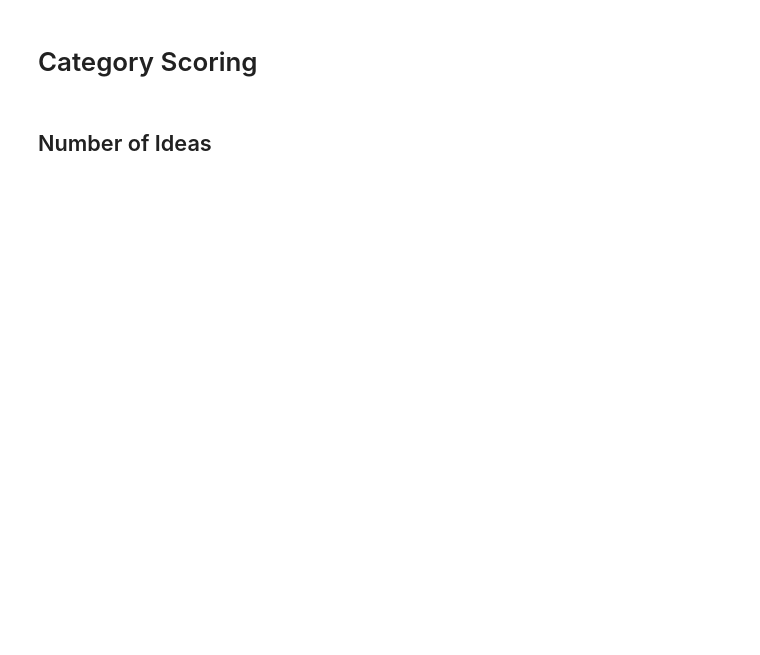
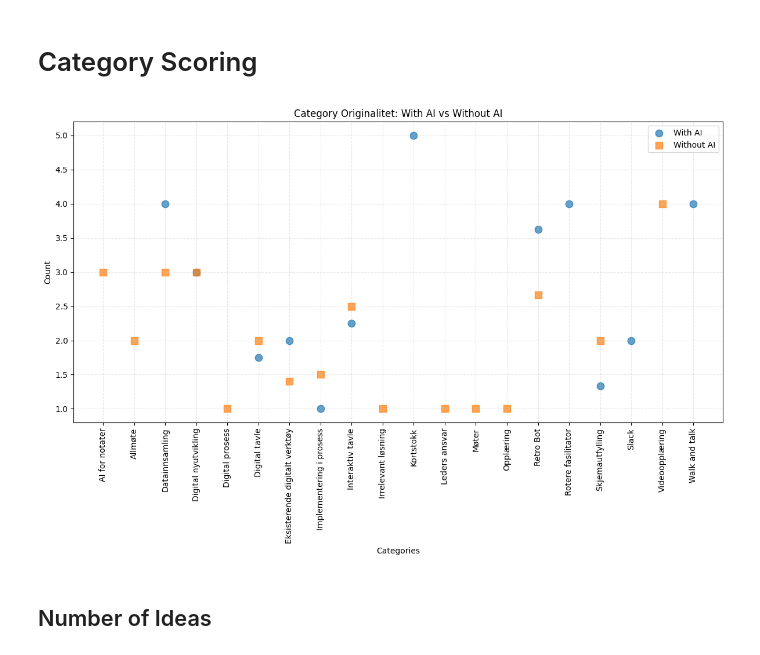
Before and after one commit to MHmorgan/pema25, a Jupyter notebook: master.ipynb, the cells around one changed output. Cells and saved outputs as stored; diff of their text form; code cells hidden in the pictures; blank space fills up the shorter version.

```diff
--- a/master.ipynb
+++ b/master.ipynb
@@ -77,25 +116,27 @@ analysis.bar_plot(
 # %%
 with_ai_original = {
     category: median.original_mean(answers)
     for category, answers in categorized_with_ai_grouped.items()
 }
 
 without_original = {
     category: median.original_mean(answers)
     for category, answers in categorized_without_grouped.items()
 }
 
-analysis.line_plot(
+analysis.scatter_plot(
     line_values=[
         [with_ai_original.get(cat, None) for cat in category_names],
         [without_original.get(cat, None) for cat in category_names],
     ],
     line_labels=['With AI', 'Without AI'],
-    title='Category Distribution: With AI vs Without AI',
+    title='Category Originalitet: With AI vs Without AI',
     ylabel='Count',
     xlabel='Categories',
     xticklabels=category_names,
 )
+# %% [output]
+[figure, added]
 # %% [markdown]
 ## Number of Ideas
 # %%
```
Also changed, not shown: parts of 7 cells of this notebook, 5 other files.
